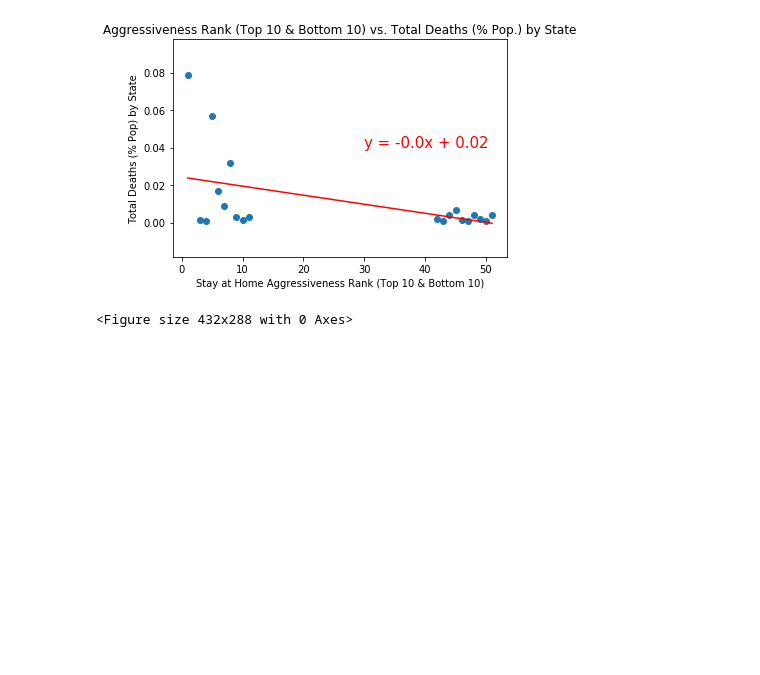
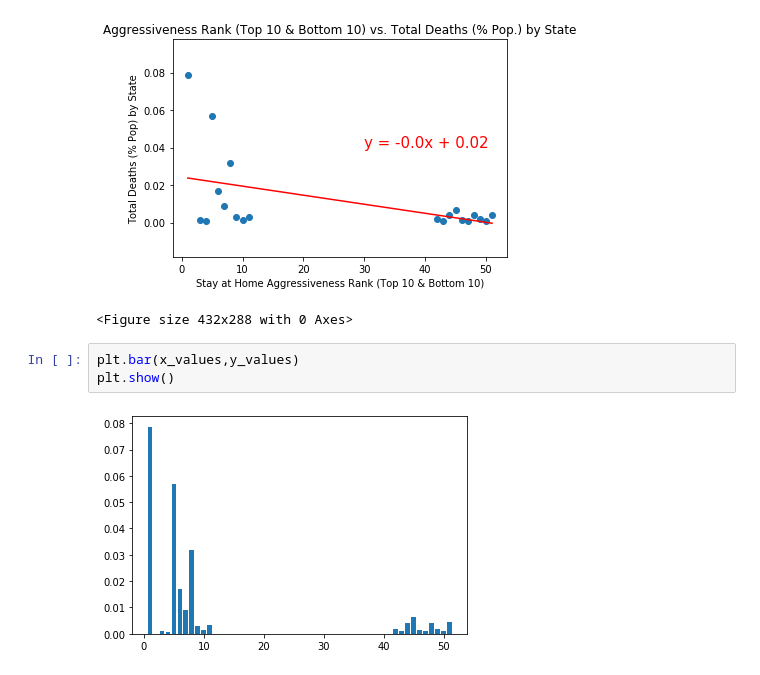
Before and after one commit to lmstevens/Group_Project_1, a Jupyter notebook: Liz's Graphs.ipynb, the cells around one changed output. Cells and saved outputs as stored; diff of their text form; blank space fills up the shorter version.

```diff
--- a/Liz's Graphs.ipynb
+++ b/Liz's Graphs.ipynb
@@ -182,3 +246,8 @@ plt.savefig("Graph_PNGs_Folder/liz_aggressive_deaths_topbottom.png")
 The r-squared is: 0.23041109355952083
 [figure]
 <Figure size 432x288 with 0 Axes>
+# %%
+plt.bar(x_values,y_values)
+plt.show()
+# %% [output]
+[figure, added]
```
Also changed, not shown: parts of 7 cells of this notebook, 3 other files.
